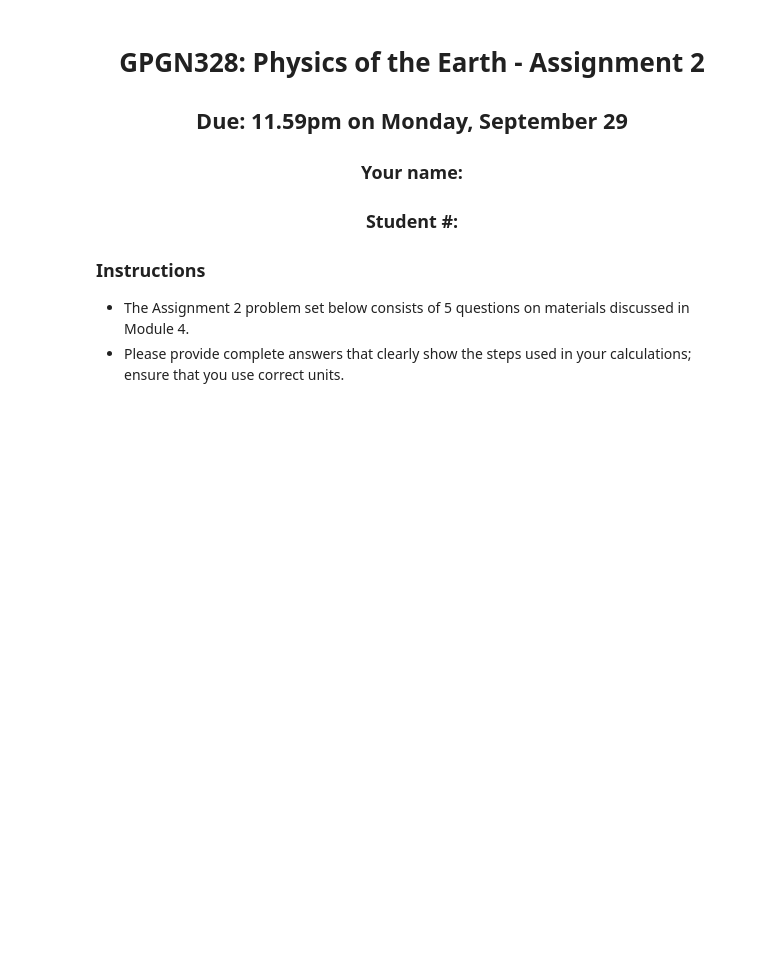
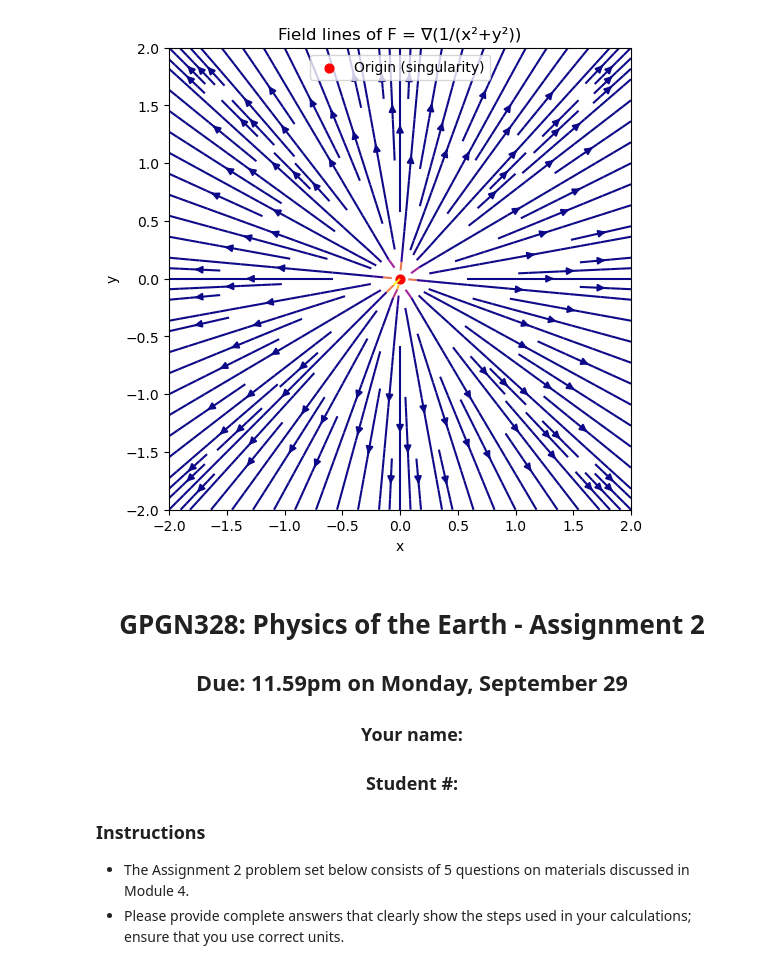
Before and after one commit to lillian-hanson/gpgn-318-328-notebooks, a Jupyter notebook: gpgn328/Assignment2-1.ipynb, the cells around one changed output. Saved outputs shown, nothing was run; the diff lists cells and outputs as text; code cells hidden in the pictures; blank space fills up the shorter version.

Commit message:
add field lines figure

```diff
--- a/gpgn328/Assignment2-1.ipynb
+++ b/gpgn328/Assignment2-1.ipynb
@@ -6,6 +6,34 @@ import warnings
 warnings.filterwarnings('ignore')
 from IPython.display import HTML
 display(HTML("<style>.container { width:100% !important; }</style>"))
+# %%
+# Grid
+x = np.linspace(-2, 2, 50)
+y = np.linspace(-2, 2, 50)
+X, Y = np.meshgrid(x, y)
+
+# Avoid division by zero at origin
+R2 = X**2 + Y**2
+R2[R2 == 0] = np.nan
+
+# Field components
+Fx = 2*X / (R2**2)
+Fy = 2*Y / (R2**2)
+
+plt.figure(figsize=(6,6))
+plt.streamplot(X, Y, Fx, Fy, color=np.hypot(Fx, Fy), cmap='plasma', density=1.5)
+
+plt.scatter(0, 0, color='red', s=40, label='Origin (singularity)')
+plt.xlim(-2, 2)
+plt.ylim(-2, 2)
+plt.xlabel('x')
+plt.ylabel('y')
+plt.title('Field lines of F = ∇(1/(x²+y²))')
+plt.legend()
+plt.gca().set_aspect('equal')
+plt.show()
+# %% [output]
+[figure, added]
 # %% [markdown]
 <h1><center>GPGN328: Physics of the Earth - Assignment 2</center></h1>
 
```
